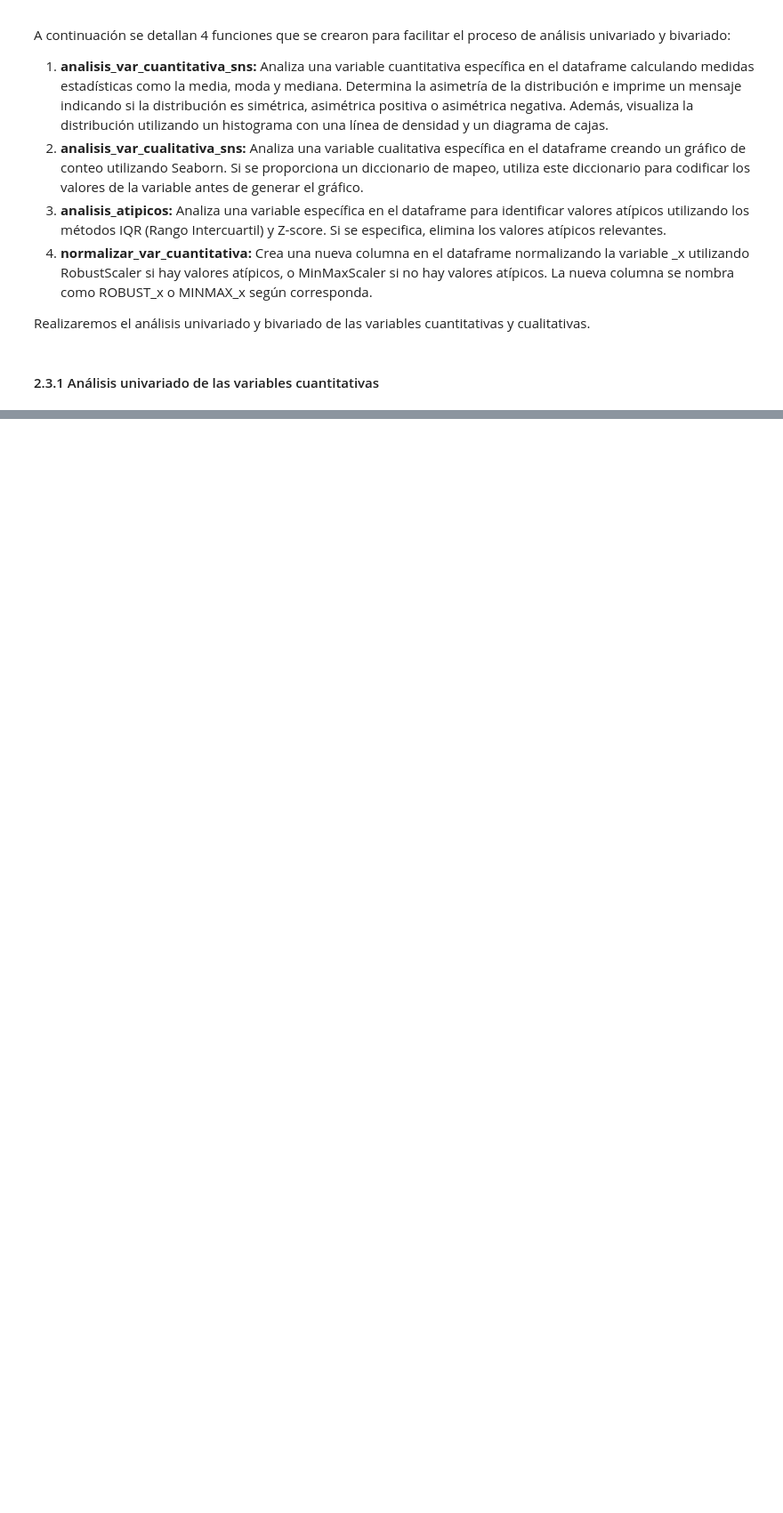
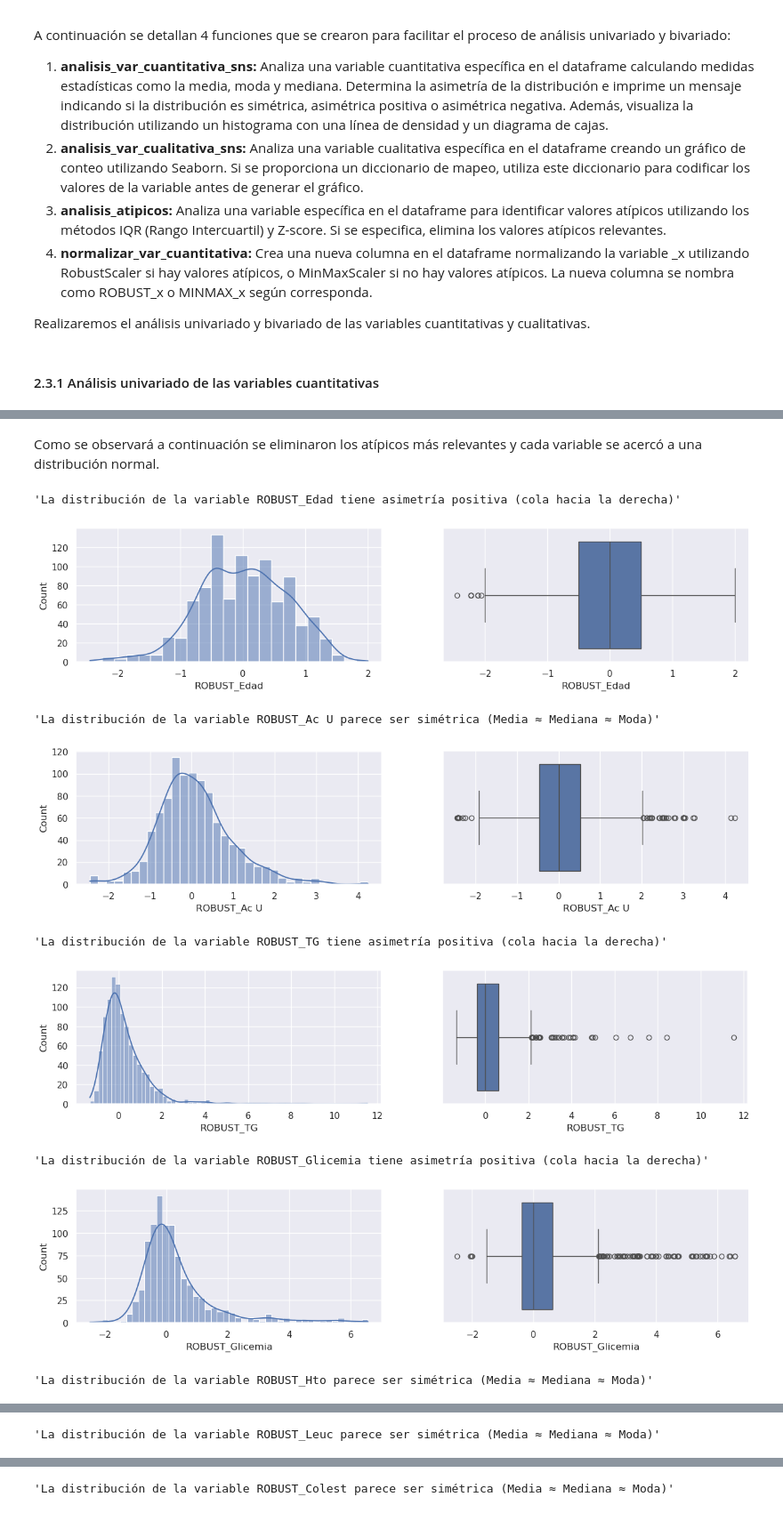
Before and after one commit to rguez4828/CURSO_CDIA, a Jupyter notebook: proyecto_coronario_cdia_final.ipynb, the cells around one changed output, grey strips where cells are left out. Shown at 89% size. Drawn from its saved outputs; the diff is of its cells as text; code cells hidden in the pictures; blank space fills up the shorter version.

```diff
--- a/proyecto_coronario_cdia_final.ipynb
+++ b/proyecto_coronario_cdia_final.ipynb
@@ -626,0 +668,20 @@ analisis_var_cuantitativa_sns(df_coronario_clf, 'Colest')
+# %% [markdown]
+Como se observará a continuación se eliminaron los atípicos más relevantes y cada variable se acercó a una distribución normal.
+# %%
+analisis_var_cuantitativa_sns(df_coronario_clf_sel, 'ROBUST_Edad')
+analisis_var_cuantitativa_sns(df_coronario_clf_sel, 'ROBUST_Ac U')
+analisis_var_cuantitativa_sns(df_coronario_clf_sel, 'ROBUST_TG')
+analisis_var_cuantitativa_sns(df_coronario_clf_sel, 'ROBUST_Glicemia')
+analisis_var_cuantitativa_sns(df_coronario_clf_sel, 'ROBUST_Hto')
+analisis_var_cuantitativa_sns(df_coronario_clf_sel, 'ROBUST_Leuc')
+analisis_var_cuantitativa_sns(df_coronario_clf_sel, 'ROBUST_Colest')
+# %% [output]
+'La distribución de la variable ROBUST_Edad tiene asimetría positiva (cola hacia la derecha)'
+[figure, added]
+'La distribución de la variable ROBUST_Ac U parece ser simétrica (Media ≈ Mediana ≈ Moda)'
+[figure, added]
+'La distribución de la variable ROBUST_TG tiene asimetría positiva (cola hacia la derecha)'
+[figure, added]
+'La distribución de la variable ROBUST_Glicemia tiene asimetría positiva (cola hacia la derecha)'
+[figure, added]
+'La distribución de la variable ROBUST_Hto parece ser simétrica (Media ≈ Mediana ≈ Moda)'
@@ -626,0 +689 @@ analisis_var_cuantitativa_sns(df_coronario_clf, 'Colest')
+'La distribución de la variable ROBUST_Leuc parece ser simétrica (Media ≈ Mediana ≈ Moda)'
@@ -626,0 +691 @@ analisis_var_cuantitativa_sns(df_coronario_clf, 'Colest')
+'La distribución de la variable ROBUST_Colest parece ser simétrica (Media ≈ Mediana ≈ Moda)'
```
Also changed, not shown: parts of 21 cells of this notebook.
